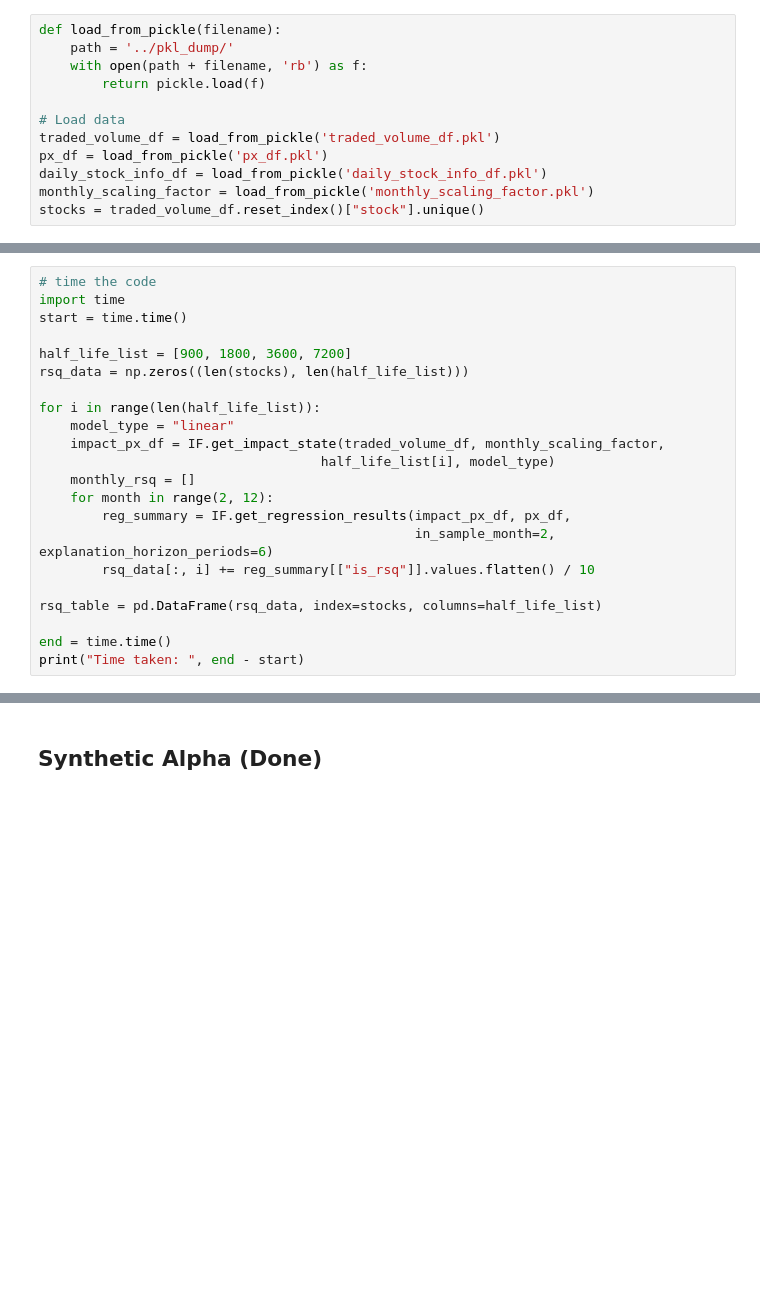
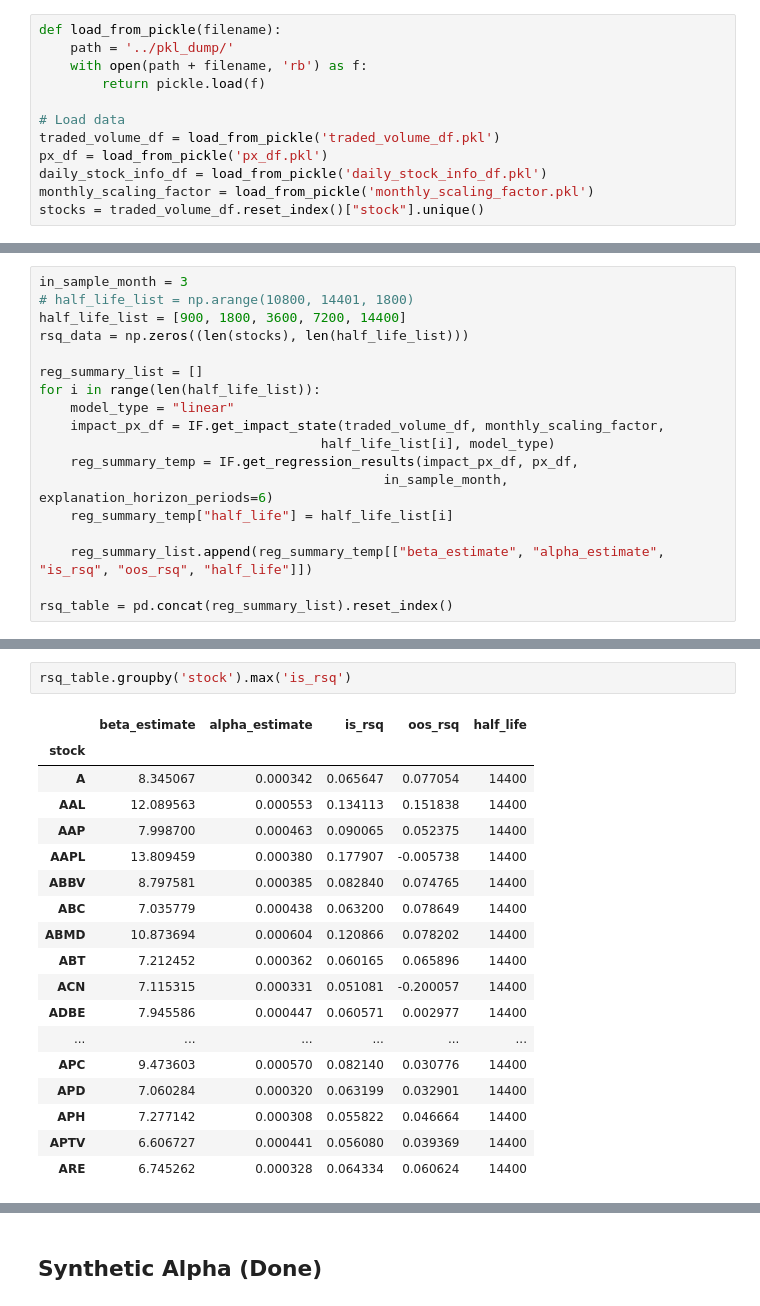
Before and after one commit to kelvin386/QuantTradingProject, a Jupyter notebook: CW_Framework.ipynb, the cells around one changed output, grey strips where cells are left out. Saved outputs shown, nothing was run; the diff lists cells and outputs as text; blank space fills up the shorter version.

```diff
--- a/CW_Framework.ipynb
+++ b/CW_Framework.ipynb
@@ -33,22 +36,18 @@ There are several impact model to choose from: 1) naive OW 2) reduced form 3) AF
 # %%
-# time the code
-import time
-start = time.time()
-
-half_life_list = [900, 1800, 3600, 7200]
+in_sample_month = 3
+# half_life_list = np.arange(10800, 14401, 1800)
+half_life_list = [900, 1800, 3600, 7200, 14400]
 rsq_data = np.zeros((len(stocks), len(half_life_list)))
 
+reg_summary_list = []
 for i in range(len(half_life_list)):
     model_type = "linear"
     impact_px_df = IF.get_impact_state(traded_volume_df, monthly_scaling_factor,
                                     half_life_list[i], model_type)
-    monthly_rsq = []
-    for month in range(2, 12):
-        reg_summary = IF.get_regression_results(impact_px_df, px_df,
-                                                in_sample_month=2, explanation_horizon_periods=6)
-        rsq_data[:, i] += reg_summary[["is_rsq"]].values.flatten() / 10
+    reg_summary_temp = IF.get_regression_results(impact_px_df, px_df,
+                                            in_sample_month, explanation_horizon_periods=6)
+    reg_summary_temp["half_life"] = half_life_list[i]
 
-rsq_table = pd.DataFrame(rsq_data, index=stocks, columns=half_life_list)
+    reg_summary_list.append(reg_summary_temp[["beta_estimate", "alpha_estimate", "is_rsq", "oos_rsq", "half_life"]])
 
-end = time.time()
-print("Time taken: ", end - start)
+rsq_table = pd.concat(reg_summary_list).reset_index()
@@ -77,0 +74,21 @@ dtype: object
+# %%
+rsq_table.groupby('stock').max('is_rsq')
+# %% [output]
+|  | beta_estimate | alpha_estimate | is_rsq | oos_rsq | half_life |
+| stock |  |  |  |  |  |
+| A | 8.345067 | 0.000342 | 0.065647 | 0.077054 | 14400 |
+| AAL | 12.089563 | 0.000553 | 0.134113 | 0.151838 | 14400 |
+| AAP | 7.998700 | 0.000463 | 0.090065 | 0.052375 | 14400 |
+| AAPL | 13.809459 | 0.000380 | 0.177907 | -0.005738 | 14400 |
+| ABBV | 8.797581 | 0.000385 | 0.082840 | 0.074765 | 14400 |
+| ABC | 7.035779 | 0.000438 | 0.063200 | 0.078649 | 14400 |
+| ABMD | 10.873694 | 0.000604 | 0.120866 | 0.078202 | 14400 |
+| ABT | 7.212452 | 0.000362 | 0.060165 | 0.065896 | 14400 |
+| ACN | 7.115315 | 0.000331 | 0.051081 | -0.200057 | 14400 |
+| ADBE | 7.945586 | 0.000447 | 0.060571 | 0.002977 | 14400 |
+| ... | ... | ... | ... | ... | ... |
+| APC | 9.473603 | 0.000570 | 0.082140 | 0.030776 | 14400 |
+| APD | 7.060284 | 0.000320 | 0.063199 | 0.032901 | 14400 |
+| APH | 7.277142 | 0.000308 | 0.055822 | 0.046664 | 14400 |
+| APTV | 6.606727 | 0.000441 | 0.056080 | 0.039369 | 14400 |
+| ARE | 6.745262 | 0.000328 | 0.064334 | 0.060624 | 14400 |
```
Also changed, not shown: parts of 12 cells of this notebook.
